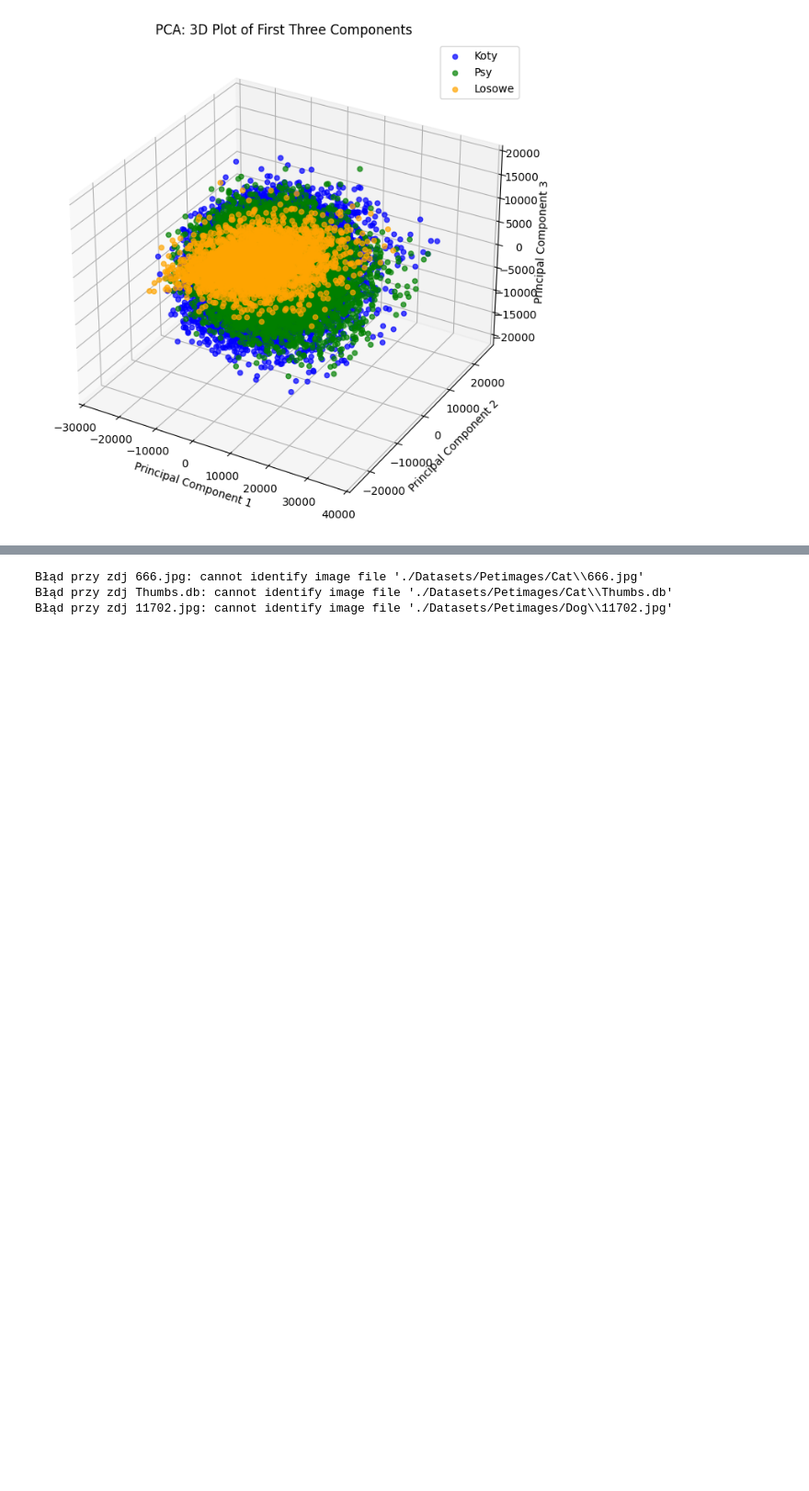
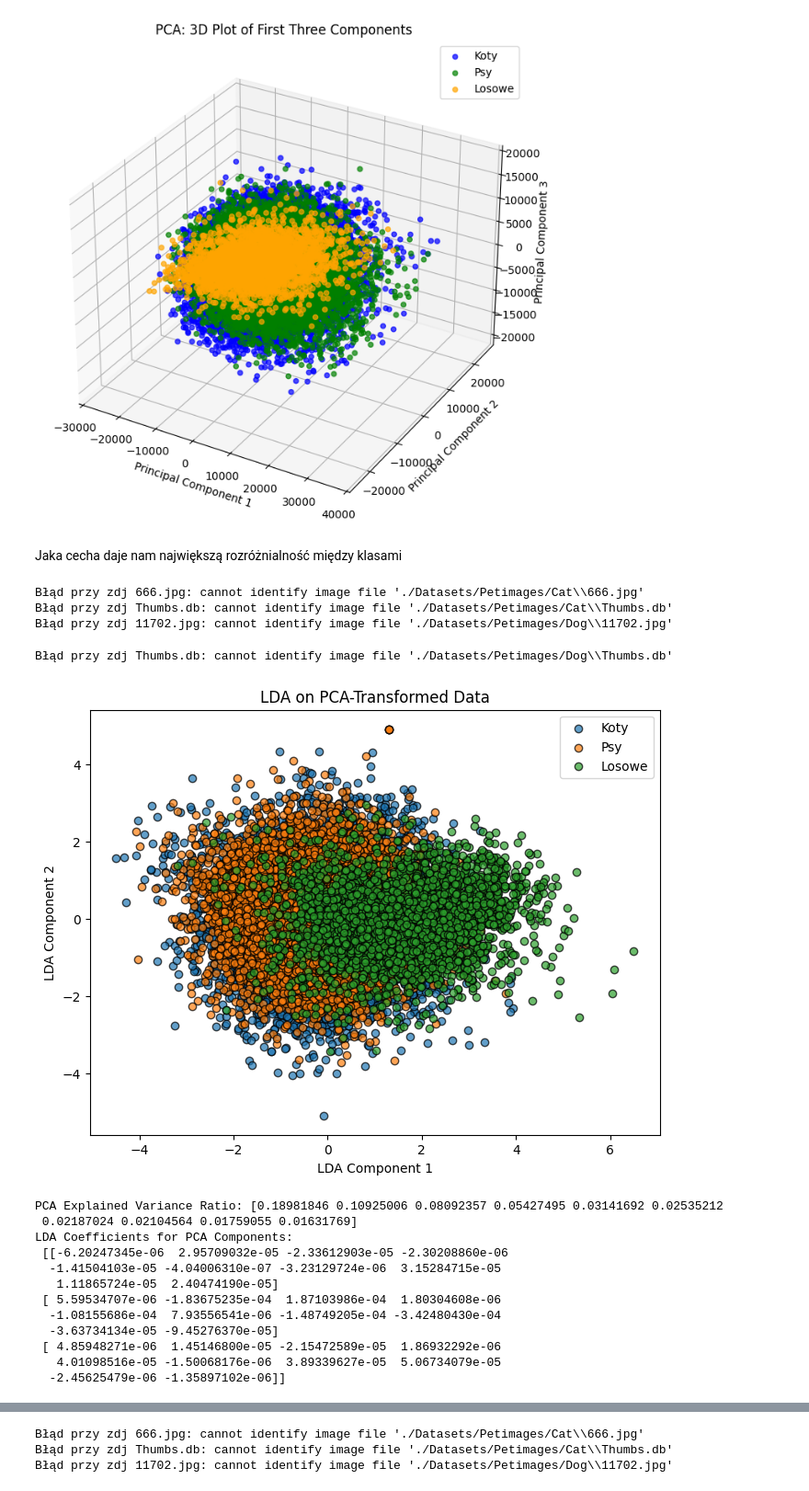
Before and after one commit to bartmanski/Machune-Learning-UWR-Project, a Jupyter notebook: data_plots.ipynb, the cells around one changed output, grey strips where cells are left out. Shown at 92% size. Cells and saved outputs as stored; diff of their text form; code cells hidden in the pictures; blank space fills up the shorter version.

```diff
--- a/data_plots.ipynb
+++ b/data_plots.ipynb
@@ -144,3 +155,79 @@ plot_3d_pca_components(pca_df)
 [figure]
 [figure]
 [figure]
+# %% [markdown]
+Jaka cecha daje nam największą rozróżnialność między klasami
+# %%
+from sklearn.decomposition import PCA
+from sklearn.discriminant_analysis import LinearDiscriminantAnalysis as LDA
+from preprocess import folder_of_images_to_array_of_images
+import numpy as np
+import matplotlib.pyplot as plt
+
+
+cat_folder_path = './Datasets/Petimages/Cat'
+dog_folder_path = './Datasets/Petimages/Dog'
+random_folder_path = './Datasets/data'
+
+# Combine all image data
+cats = folder_of_images_to_array_of_images(cat_folder_path, (160, 160))
+dogs = folder_of_images_to_array_of_images(dog_folder_path, (160, 160))
+random = folder_of_images_to_array_of_images(random_folder_path, (160, 160))
+
+# Create labels
+cats_label = ["Koty"] * cats.shape[0]
+dogs_label = ["Psy"] * dogs.shape[0]
+random_label = ["Losowe"] * random.shape[0]
+
+# Combine data and labels
+Search_space = np.vstack((cats, dogs, random))
+labels = np.array(cats_label + dogs_label + random_label)
+
+Search_space_flattened = Search_space.reshape(Search_space.shape[0], -1)
+
+
+# Perform PCA
+pca = PCA(n_components=10)  # Use the first 10 components, adjust as needed
+pca_transformed = pca.fit_transform(Search_space_flattened)
+
+# Perform LDA on PCA-transformed data
+lda = LDA(n_components=2)  # 2D visualization of best class-separating directions
+lda_transformed = lda.fit_transform(pca_transformed, labels)
+
+# Plot LDA-transformed data
+plt.figure(figsize=(8, 6))
+for label, color in zip(["Koty", "Psy", "Losowe"], ['red', 'blue', 'green']):
+    plt.scatter(lda_transformed[labels == label, 0],
+                lda_transformed[labels == label, 1],
+                label=label, alpha=0.7, edgecolors='k')
+plt.xlabel("LDA Component 1")
+plt.ylabel("LDA Component 2")
+plt.title("LDA on PCA-Transformed Data")
+plt.legend()
+plt.show()
+
+# Explained variance ratio in PCA
+explained_variance_ratio = pca.explained_variance_ratio_
+print("PCA Explained Variance Ratio:", explained_variance_ratio)
+
+# LDA coefficients for PCA components
+lda_coefficients = lda.coef_
+print("LDA Coefficients for PCA Components:\n", lda_coefficients)
+# %% [output]
+Błąd przy zdj 666.jpg: cannot identify image file './Datasets/Petimages/Cat\\666.jpg'
+Błąd przy zdj Thumbs.db: cannot identify image file './Datasets/Petimages/Cat\\Thumbs.db'
+Błąd przy zdj 11702.jpg: cannot identify image file './Datasets/Petimages/Dog\\11702.jpg'
+Błąd przy zdj Thumbs.db: cannot identify image file './Datasets/Petimages/Dog\\Thumbs.db'
+[figure, added]
+PCA Explained Variance Ratio: [0.18981846 0.10925006 0.08092357 0.05427495 0.03141692 0.02535212
+ 0.02187024 0.02104564 0.01759055 0.01631769]
+LDA Coefficients for PCA Components:
+ [[-6.20247345e-06  2.95709032e-05 -2.33612903e-05 -2.30208860e-06
+  -1.41504103e-05 -4.04006310e-07 -3.23129724e-06  3.15284715e-05
+   1.11865724e-05  2.40474190e-05]
+ [ 5.59534707e-06 -1.83675235e-04  1.87103986e-04  1.80304608e-06
+  -1.08155686e-04  7.93556541e-06 -1.48749205e-04 -3.42480430e-04
+  -3.63734134e-05 -9.45276370e-05]
+ [ 4.85948271e-06  1.45146800e-05 -2.15472589e-05  1.86932292e-06
+   4.01098516e-05 -1.50068176e-06  3.89339627e-05  5.06734079e-05
+  -2.45625479e-06 -1.35897102e-06]]
```
Also changed, not shown: parts of 2 cells of this notebook, 1 other file.
